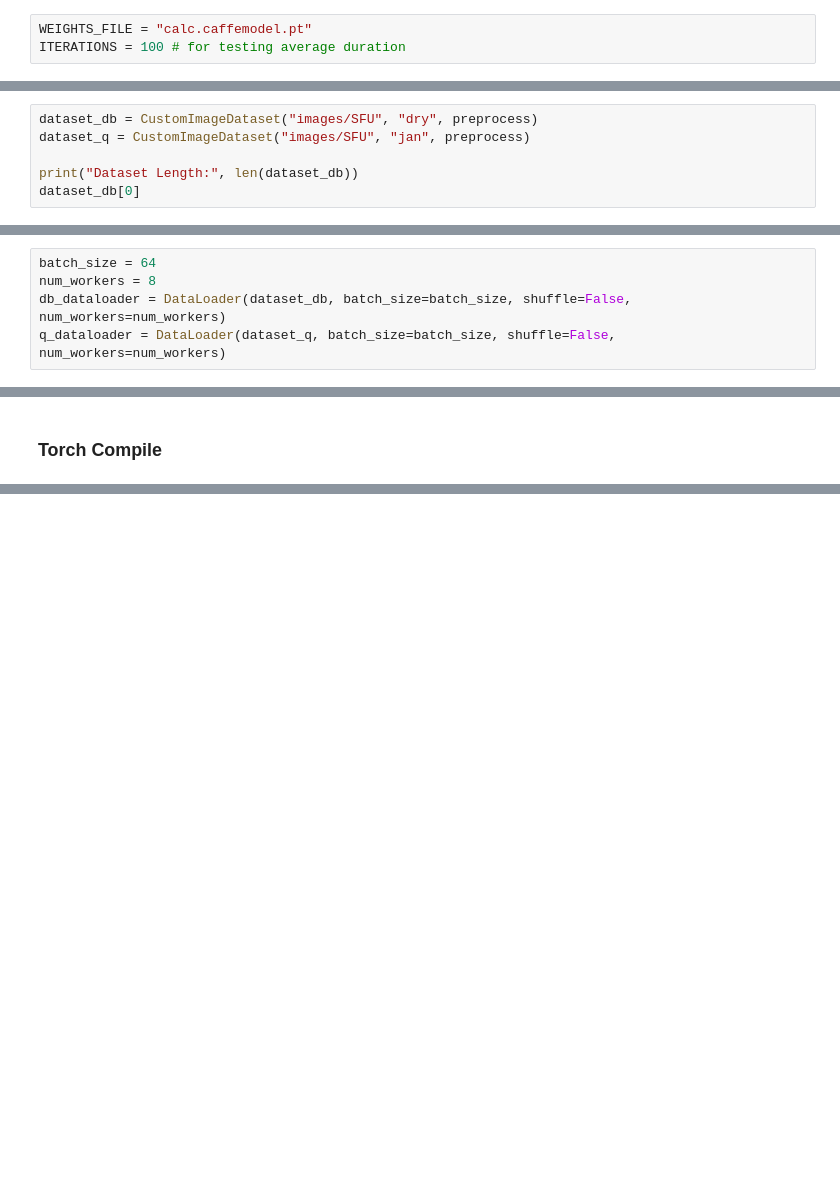
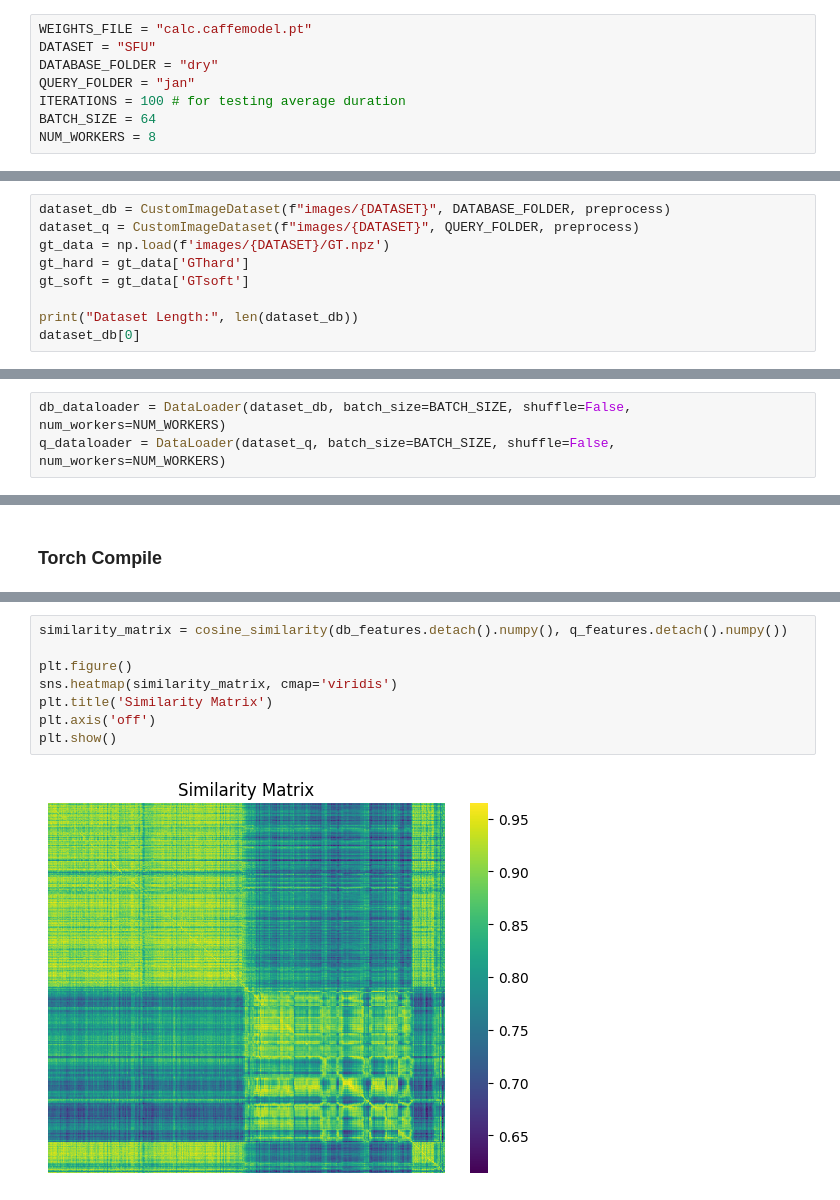
Before and after one commit to irfan4902/My_VPR_Stuff, a Jupyter notebook: calc_test6.ipynb, the cells around one changed output, grey strips where cells are left out. Drawn from its saved outputs; the diff is of its cells as text; blank space fills up the shorter version.

```diff
--- a/calc_test6.ipynb
+++ b/calc_test6.ipynb
@@ -56,7 +56,12 @@ from datasets.load_dataset import GardensPointDataset, SFUDataset, StLuciaDatase
 # Constants
 # %%
 WEIGHTS_FILE = "calc.caffemodel.pt"
+DATASET = "SFU"
+DATABASE_FOLDER = "dry"
+QUERY_FOLDER = "jan"
 ITERATIONS = 100 # for testing average duration
+BATCH_SIZE = 64
+NUM_WORKERS = 8
 # %% [markdown]
 # Preprocess Images
 # %%
@@ -94,8 +99,11 @@ class CustomImageDataset(Dataset):
             img = self.transform(img)
         return(img)
 # %%
-dataset_db = CustomImageDataset("images/SFU", "dry", preprocess)
-dataset_q = CustomImageDataset("images/SFU", "jan", preprocess)
+dataset_db = CustomImageDataset(f"images/{DATASET}", DATABASE_FOLDER, preprocess)
+dataset_q = CustomImageDataset(f"images/{DATASET}", QUERY_FOLDER, preprocess)
+gt_data = np.load(f'images/{DATASET}/GT.npz')
+gt_hard = gt_data['GThard']
+gt_soft = gt_data['GTsoft']
 
 print("Dataset Length:", len(dataset_db))
 dataset_db[0]
@@ -109,10 +117,8 @@ tensor([[[0.3098, 0.4431, 0.6235,  ..., 0.0314, 0.0196, 0.0196],
          [0.7961, 0.8118, 0.8353,  ..., 0.1333, 0.0902, 0.0627],
          [0.7843, 0.8000, 0.8196,  ..., 0.0980, 0.0588, 0.0431]]])
 # %%
-batch_size = 64
-num_workers = 8
-db_dataloader = DataLoader(dataset_db, batch_size=batch_size, shuffle=False, num_workers=num_workers)
-q_dataloader = DataLoader(dataset_q, batch_size=batch_size, shuffle=False, num_workers=num_workers)
+db_dataloader = DataLoader(dataset_db, batch_size=BATCH_SIZE, shuffle=False, num_workers=NUM_WORKERS)
+q_dataloader = DataLoader(dataset_q, batch_size=BATCH_SIZE, shuffle=False, num_workers=NUM_WORKERS)
 # %% [markdown]
 # Model Definition
 # %%
@@ -606,0 +674,10 @@ Query Average Time: 0.6960044693946839
+# %%
+similarity_matrix = cosine_similarity(db_features.detach().numpy(), q_features.detach().numpy())
+
+plt.figure()
+sns.heatmap(similarity_matrix, cmap='viridis')
+plt.title('Similarity Matrix')
+plt.axis('off')
+plt.show()
+# %% [output]
+[figure, added]
```
Also changed, not shown: parts of 22 cells of this notebook, 4 other files.
